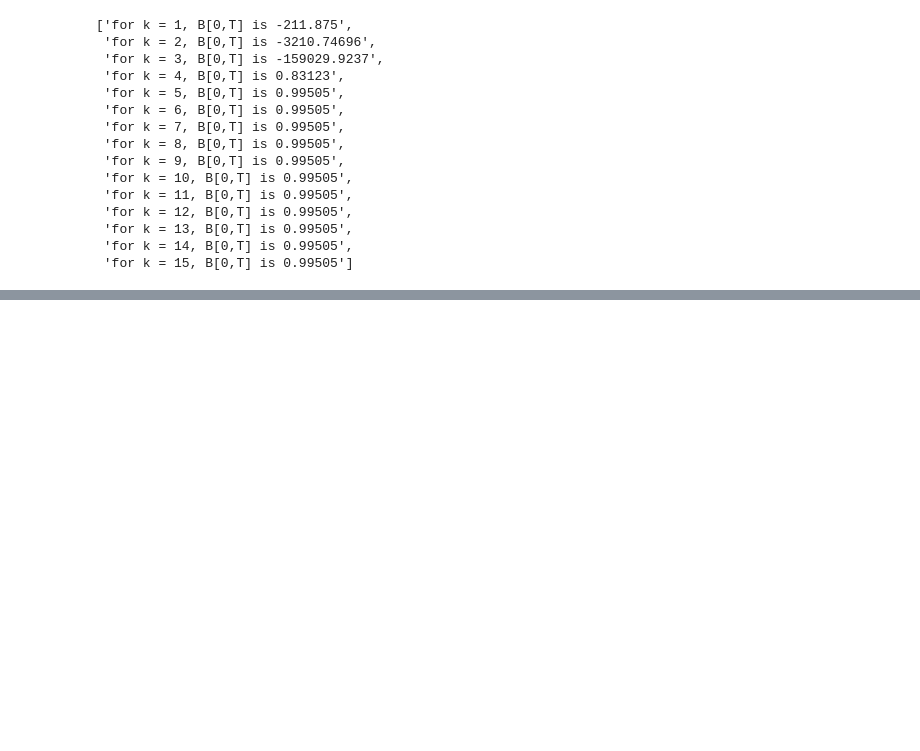
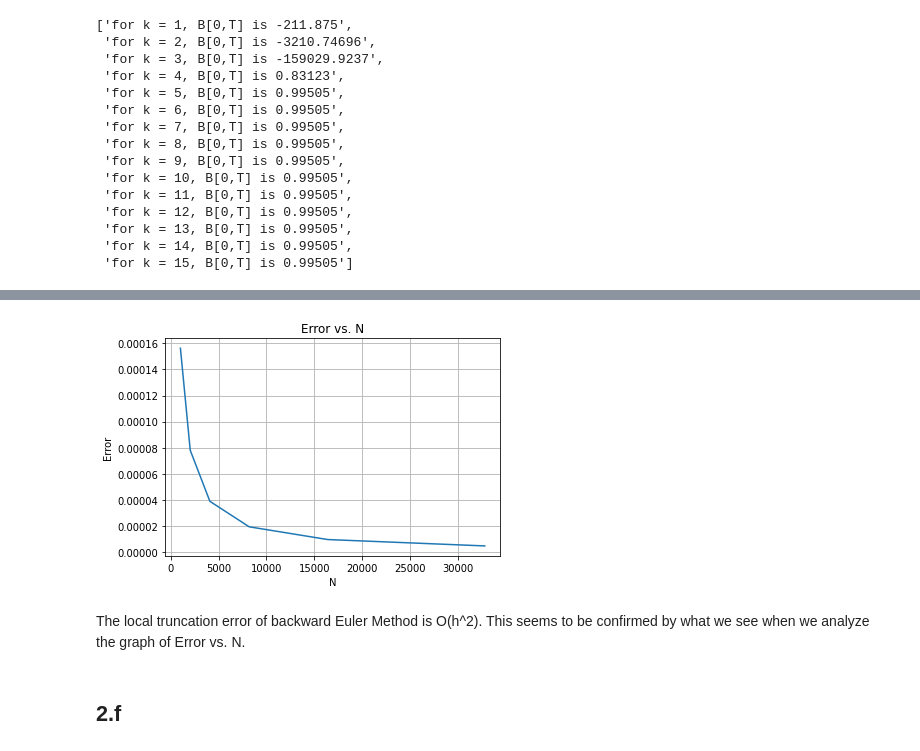
Before and after one commit to sethkelley2/Math-623-Computational-Finance, a Jupyter notebook: Math623_Homework2.ipynb, the cells around one changed output, grey strips where cells are left out. Saved outputs shown, nothing was run; the diff lists cells and outputs as text; code cells hidden in the pictures; blank space fills up the shorter version.

```diff
--- a/Math623_Homework2.ipynb
+++ b/Math623_Homework2.ipynb
@@ -383,0 +397,11 @@ NameError: name 'e' is not defined
+# %%
+test = np.sqrt((Akval-A_zero)**2 + (Bkval-B_zero)**2)
+ax4 = sns.lineplot([2**i for i in range(10,16)],test[9:])
+ax4.set(xlabel = 'N', ylabel = 'Error',title = "Error vs. N")
+ax4.grid()
+# %% [output]
+[figure, added]
+# %% [markdown]
+The local truncation error of backward Euler Method is O(h^2). This seems to be confirmed by what we see when we analyze the graph of Error vs. N.
+# %% [markdown]
+## 2.f
```
Also changed, not shown: parts of 3 cells of this notebook.
